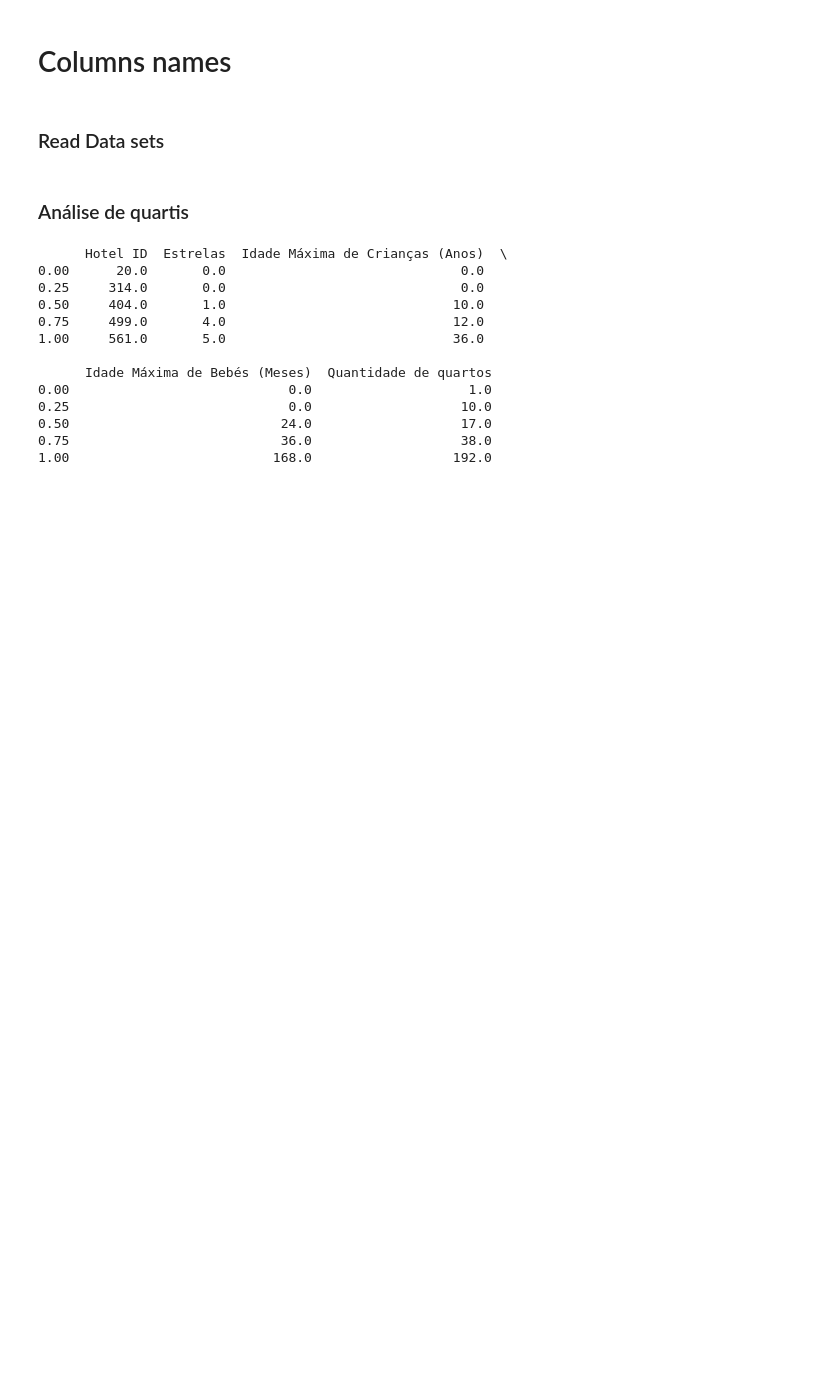
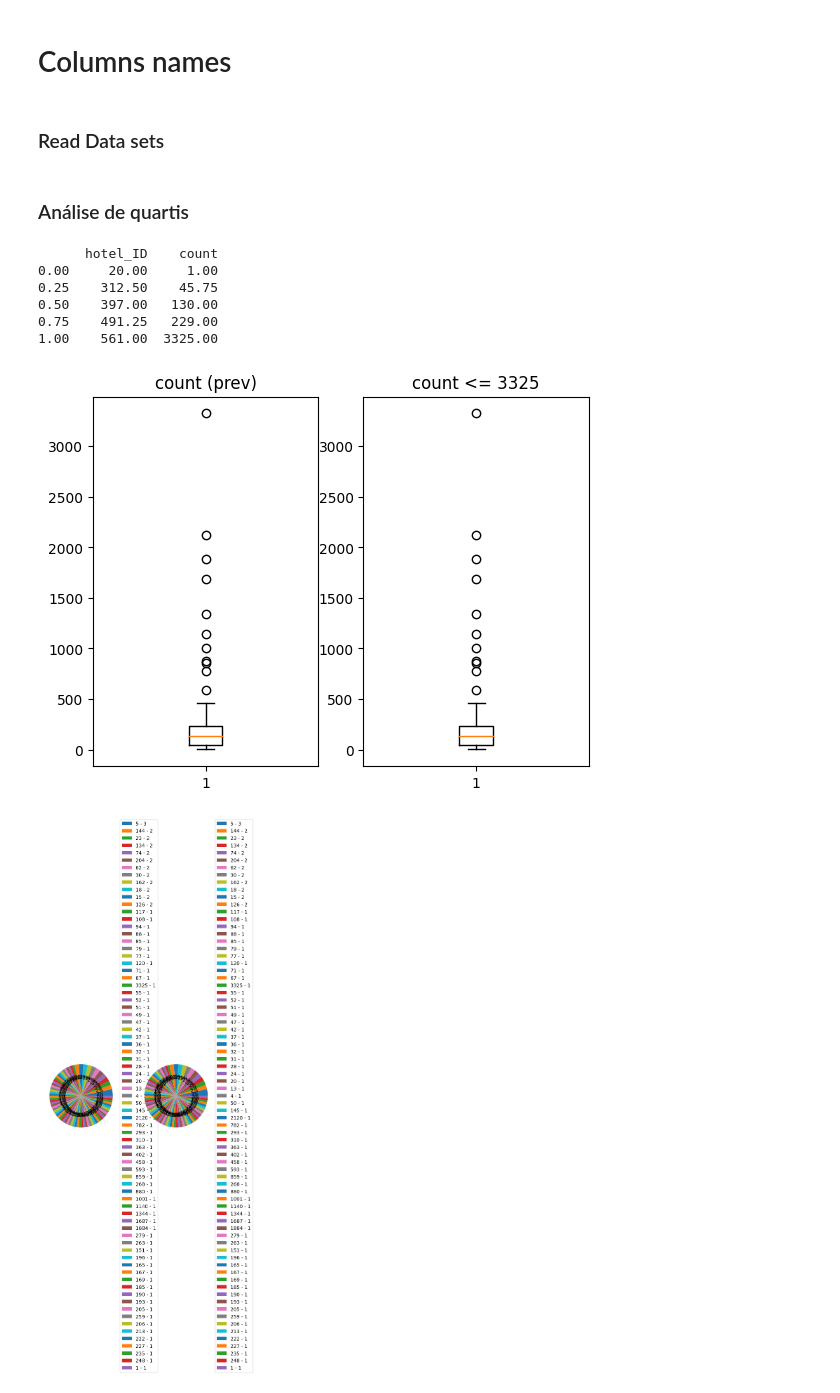
Before and after one commit to 8090457/MEI_TP_TEAD, a Jupyter notebook: Analise_Dados/AnalisePython/OutliersHotel.ipynb, the cells around one changed output. Drawn from its saved outputs; the diff is of its cells as text; code cells hidden in the pictures; blank space fills up the shorter version.

```diff
--- a/Analise_Dados/AnalisePython/OutliersHotel.ipynb
+++ b/Analise_Dados/AnalisePython/OutliersHotel.ipynb
@@ -17,6 +17,7 @@ qtdd_quartos = "Quantidade de quartos"
 ### Read Data sets
 # %%
 hotel = pd.read_csv("../DatasetOriginais/Hotel.csv", delimiter=';')
+count_reservas_hotel = pd.read_csv("../DatasetsOutliers/count_reservas_hotel.csv", delimiter=";")
 # facilities = pd.read_csv("../DatasetOriginais/Facilities.csv", delimiter=';')
 # reservas = pd.read_csv("../DatasetOriginais/Quartos_Reservados.csv", delimiter=';')
 # tipologias = pd.read_csv("../DatasetOriginais/Tipologias.csv", delimiter=';')
@@ -27,20 +28,18 @@ hotel = pd.read_csv("../DatasetOriginais/Hotel.csv", delimiter=';')
 # %% [markdown]
 ### Análise de quartis
 # %%
-q = hotel.quantile([0, .25, .5, .75, 1])
+q = count_reservas_hotel.quantile([0, .25, .5, .75, 1])
 
 print(q)
 # %% [output]
-      Hotel ID  Estrelas  Idade Máxima de Crianças (Anos)  \
-0.00      20.0       0.0                              0.0
-0.25     314.0       0.0                              0.0
-0.50     404.0       1.0                             10.0
-0.75     499.0       4.0                             12.0
-1.00     561.0       5.0                             36.0
-
-      Idade Máxima de Bebés (Meses)  Quantidade de quartos
-0.00                            0.0                    1.0
-0.25                            0.0                   10.0
-0.50                           24.0                   17.0
-0.75                           36.0                   38.0
-1.00                          168.0                  192.0
+      hotel_ID    count
+0.00     20.00     1.00
+0.25    312.50    45.75
+0.50    397.00   130.00
+0.75    491.25   229.00
+1.00    561.00  3325.00
+# %%
+an.outliersWithPieChart(count_reservas_hotel, "count", 3325)
+# %% [output]
+[figure, added]
+[figure, added]
```
Also changed, not shown: 4 other files.
